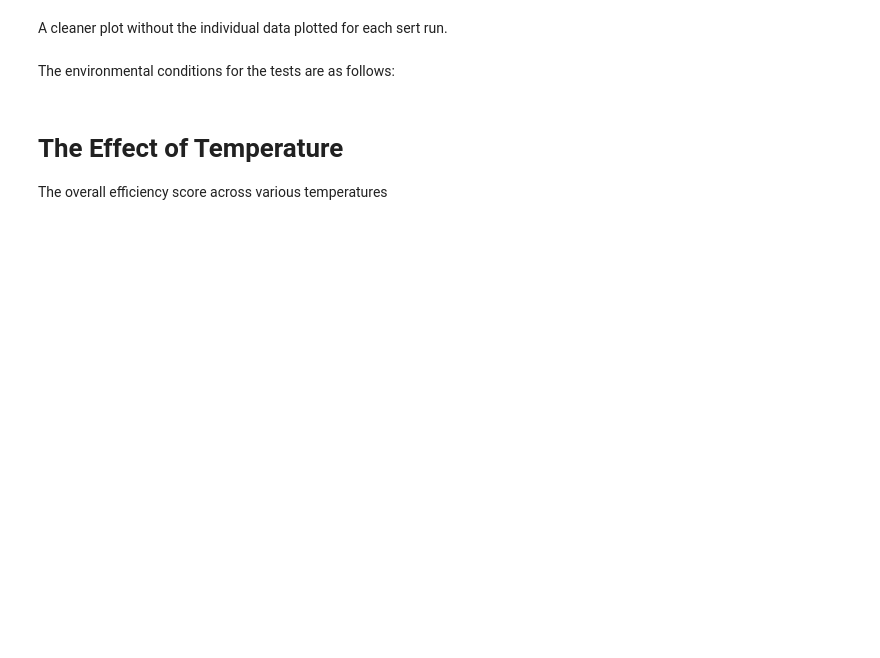
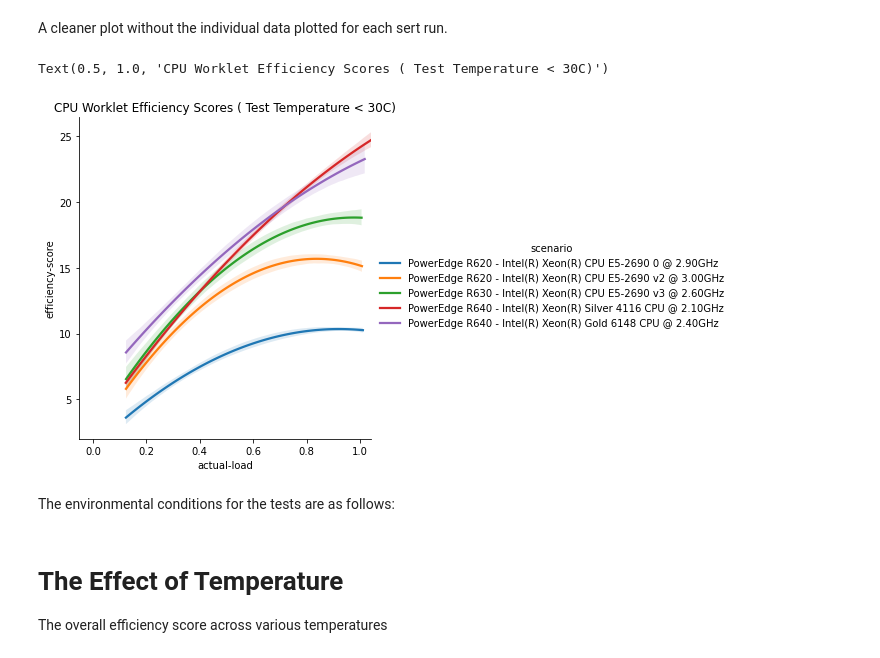
Before and after one commit to sjclement/sert-processing, a Jupyter notebook: Temperature_analysis.ipynb, the cells around one changed output. Cells and saved outputs as stored; diff of their text form; code cells hidden in the pictures; blank space fills up the shorter version.

```diff
--- a/Temperature_analysis.ipynb
+++ b/Temperature_analysis.ipynb
@@ -224,9 +344,12 @@ sns.lmplot(x='actual-load', y='watts-avg', hue='scenario', col='bios',
 # %% [markdown]
 A cleaner plot without the individual data plotted for each sert run.
 # %%
-sns.lmplot(x='actual-load', y='efficiency-score', hue='scenario', data=cpu[cpu['temp-avg'] < 22.5], order=2, truncate=True, scatter=False)
+sns.lmplot(x='actual-load', y='efficiency-score', hue='scenario', data=cpu[cpu['temp-avg'] < 23.66], order=2, truncate=True, scatter=False)
 ax = plt.gca()
-ax.set_title('CPU Worklet Efficiency Scores ( Test Temperature < 22.5C)')
+ax.set_title('CPU Worklet Efficiency Scores ( Test Temperature < 30C)')
+# %% [output]
+Text(0.5, 1.0, 'CPU Worklet Efficiency Scores ( Test Temperature < 30C)')
+[figure, added]
 # %% [markdown]
 The environmental conditions for the tests are as follows:
 # %% [markdown]
```
Also changed, not shown: parts of 27 cells of this notebook.
